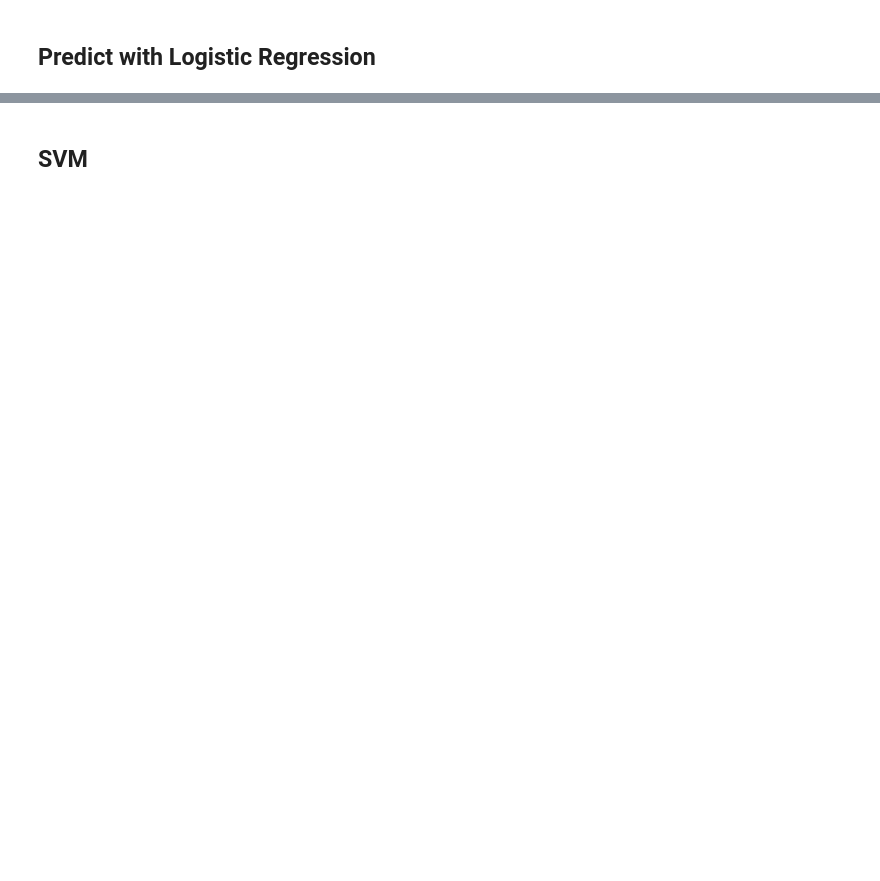
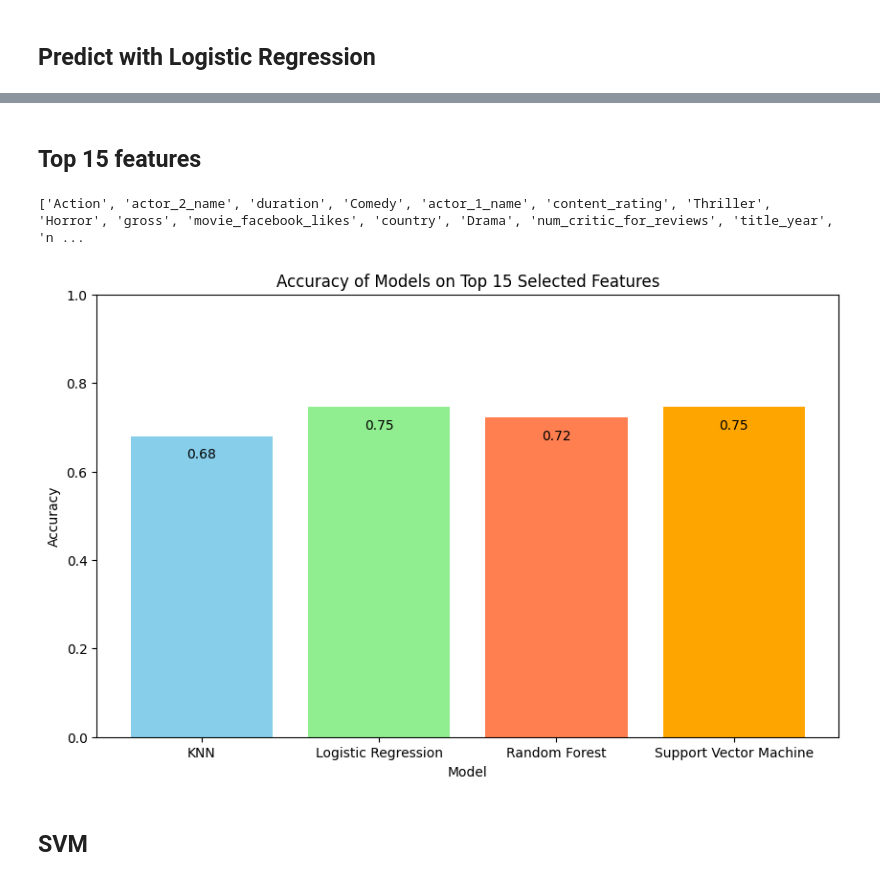
Before and after one commit to JZYNX/ML-assignment-2, a Jupyter notebook: COMP30027-Project2.ipynb, the cells around one changed output, grey strips where cells are left out. Cells and saved outputs as stored; diff of their text form; code cells hidden in the pictures; blank space fills up the shorter version.

```diff
--- a/COMP30027-Project2.ipynb
+++ b/COMP30027-Project2.ipynb
@@ -731,17 +791,21 @@ plot_learning_curve("logistic_reg", log_reg, X_processed, y_train, cv=5)
 # %%
 # Define feature selection and logistic regression classifier
 classifier = LogisticRegression(max_iter=1000, penalty='l2')
+feat_selection = SelectKBest(score_func=f_classif)
 
 pipeline = Pipeline([
     ('preprocessor', preprocessor),
+    # ('feature_selection', feat_selection),
     ('classifier', classifier)
 ])
 
 # Define parameter grid
 param_grid = {
-    'classifier__C': [0.01, 0.1, 1, 10, 100]
+    'classifier__C': [0.01, 0.1, 1, 10, 100],
+    # 'feature_selection__k': [100, 500, 1000, 3000, "all"]
 }
 
-# Perform grid search with cross-validation
-logistic_grid_search = GridSearchCV(pipeline, param_grid, cv=10, scoring='accuracy', verbose=2)
+# Perform grid search
+cv = RepeatedStratifiedKFold(n_splits=5, n_repeats=2, random_state=42)
+logistic_grid_search = GridSearchCV(pipeline, param_grid, cv=cv, scoring='accuracy', verbose=2)
 logistic_grid_search.fit(X_train, y_train)
@@ -787,3 +903,73 @@ prediction_df.to_csv('./predictions/logit_predictions.csv', index=False)
+# %% [markdown]
+## Top 15 features
+# %%
+top_15_features = list(X_val.columns[perm_sorted_idx][-15:])
+print(top_15_features)
+
+X_train_top_15 = X_train[top_15_features]
+X_val_top_15 = X_val[top_15_features]
+
+numeric_features_15 = list(X_train_top_15.select_dtypes(include=['int64', 'float64', 'float32']).columns)
+name_features_15 = ['actor_2_name', 'actor_1_name']
+
+# Transformers for name features
+name_transformers = []
+for feature in name_features_15:
+    if feature in X_train_top_15.columns:
+        name_transformer = Pipeline(steps=[
+            ('vectorizer', CountVectorizer())
+        ])
+        name_transformers.append((feature, name_transformer, feature))
+
+top_15_preprocessor = ColumnTransformer(
+    transformers=[
+        ('num', numeric_transformer, numeric_features_15),
+        ('cat', OneHotEncoder(handle_unknown='ignore'), ['country', 'content_rating']),
+        *name_transformers
+    ])
+
+# Fit preprocessing on training data
+X_15_train_processed = top_15_preprocessor.fit_transform(X_train_top_15)
+X_15_val_processed = top_15_preprocessor.transform(X_val_top_15)
+
+# Fit models on resampled data
+knn.fit(X_15_train_processed, y_train)
+log_reg.fit(X_15_train_processed, y_train)
+rf.fit(X_15_train_processed, y_train)
+svm.fit(X_15_train_processed, y_train)
+
+# Predict on validation data using models trained on original processed data
+knn_pred = knn.predict(X_15_val_processed)
+log_reg_pred = log_reg.predict(X_15_val_processed)
+rf_pred = rf.predict(X_15_val_processed)
+svm_pred = svm.predict(X_15_val_processed)
+
+# Accuracy on original processed data
+knn_acc = accuracy_score(knn_pred, y_val)
+reg_acc = accuracy_score(log_reg_pred, y_val)
+rf_acc = accuracy_score(rf_pred, y_val)
+svm_acc = accuracy_score(svm_pred, y_val)
+
+# Define the models and their accuracies
+models = ['KNN', 'Logistic Regression', 'Random Forest', 'Support Vector Machine']
+accuracies = [knn_acc, reg_acc, rf_acc, svm_acc]
+
+# Plot
+plt.figure(figsize=(10, 6))
+bars = plt.bar(models, accuracies, color=['skyblue', 'lightgreen', 'coral', 'orange'])
+
+# Annotate each bar with its accuracy value
+for bar, acc in zip(bars, accuracies):
+    plt.text(bar.get_x() + bar.get_width() / 2, bar.get_height() - 0.05, f'{acc:.2f}', ha='center', color='black')
+
+plt.xlabel('Model')
+plt.ylabel('Accuracy')
+plt.title('Accuracy of Models on Top 15 Selected Features')
+plt.ylim(0, 1)
+plt.show()
+# %% [output]
+['Action', 'actor_2_name', 'duration', 'Comedy', 'actor_1_name', 'content_rating', 'Thriller', 'Horror', 'gross', 'movie_facebook_likes', 'country', 'Drama', 'num_critic_for_reviews', 'title_year', 'n ...
+[figure, added]
 # %% [markdown]
 ## SVM
 # %%
```
Also changed, not shown: parts of 28 cells of this notebook, 8 other files.
